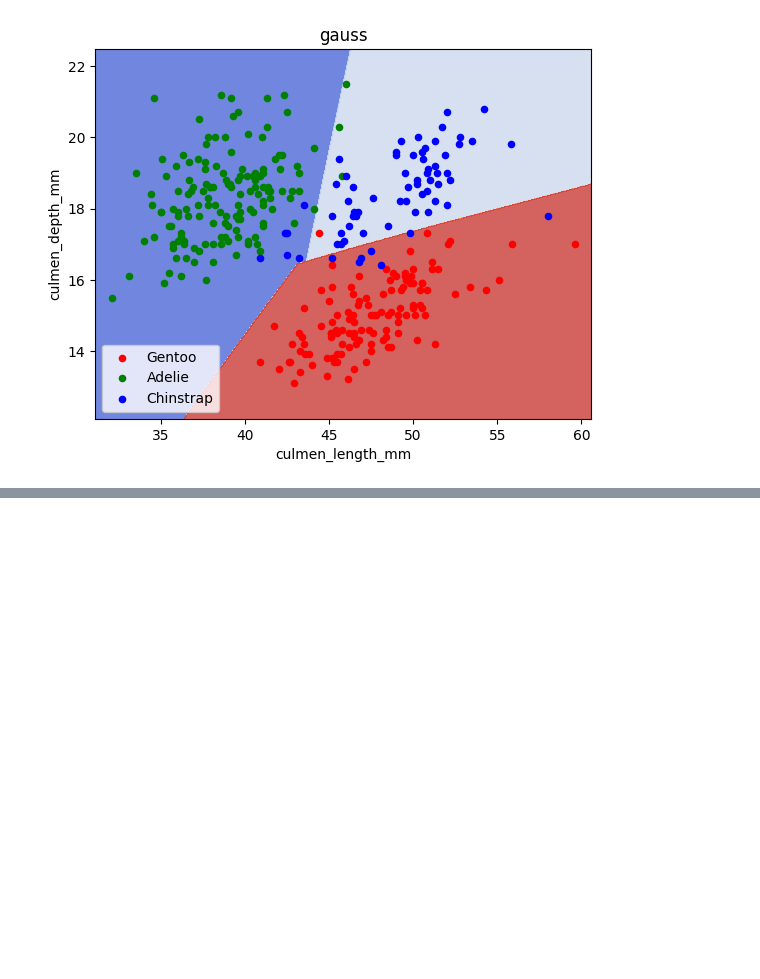
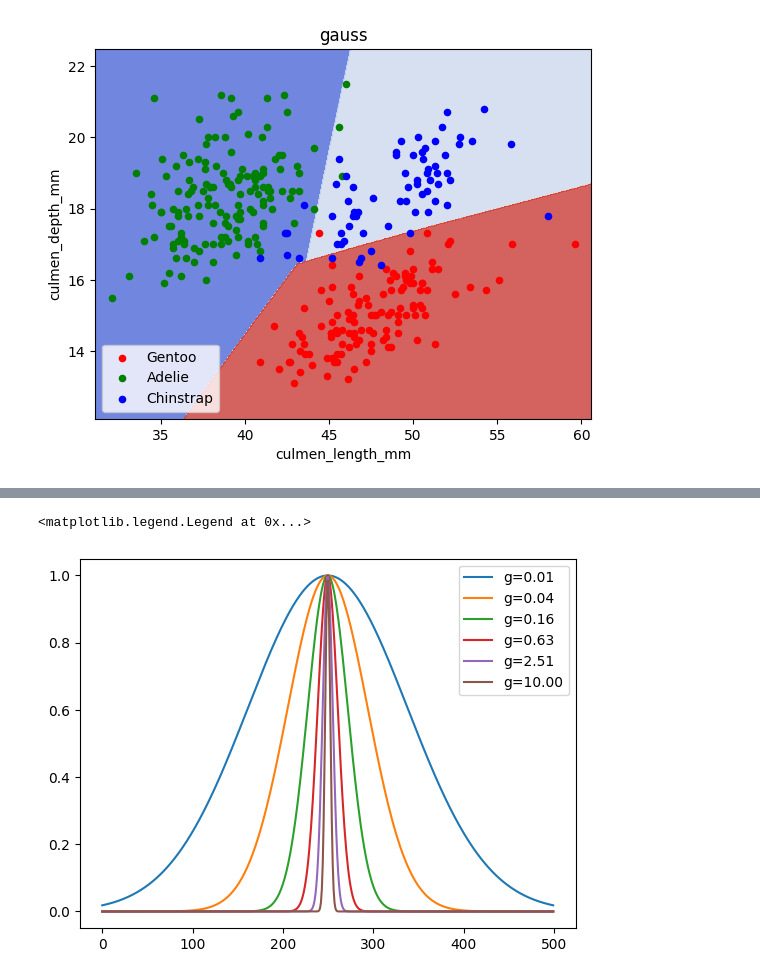
Before and after one commit to zangobot/BusinessAnalytics_TeachingMaterial, a Jupyter notebook: Esercitazione 5 - SVM e Kernel.ipynb, the cells around one changed output, grey strips where cells are left out. Drawn from its saved outputs; the diff is of its cells as text; code cells hidden in the pictures; blank space fills up the shorter version.

```diff
--- a/Esercitazione 5 - SVM e Kernel.ipynb
+++ b/Esercitazione 5 - SVM e Kernel.ipynb
@@ -199,0 +208,9 @@ for c, name in clfs:
+# %%
+gammas = np.logspace(-2, 1, 6)
+x = np.linspace(-20, 20, 500)
+for g in gammas:
+    plt.plot(gaussian(x, g), label=f'g={g:.02f}')
+plt.legend()
+# %% [output]
+<matplotlib.legend.Legend at 0x...>
+[figure, added]
```
Also changed, not shown: parts of 8 cells of this notebook, 1 other file.
